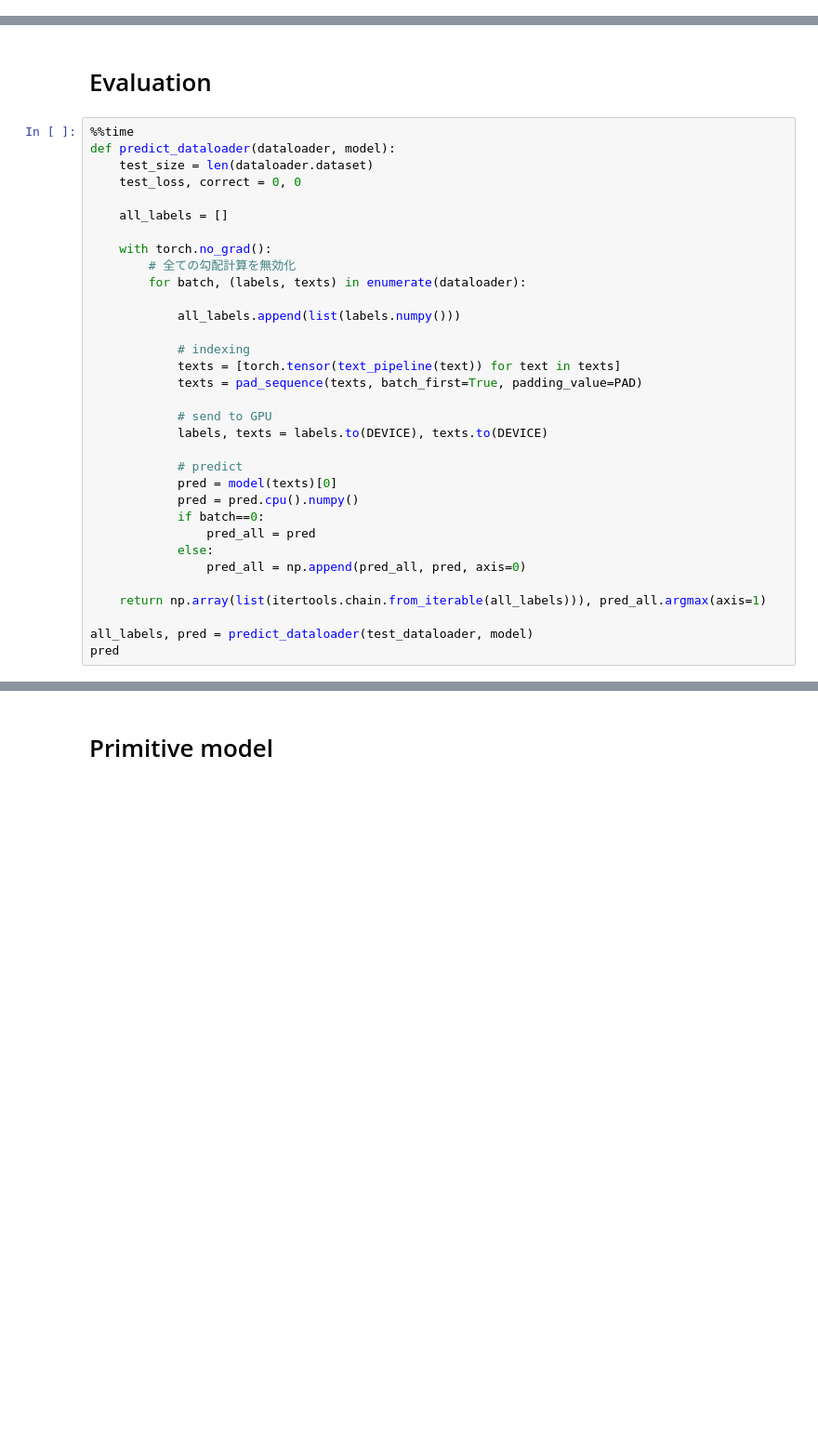
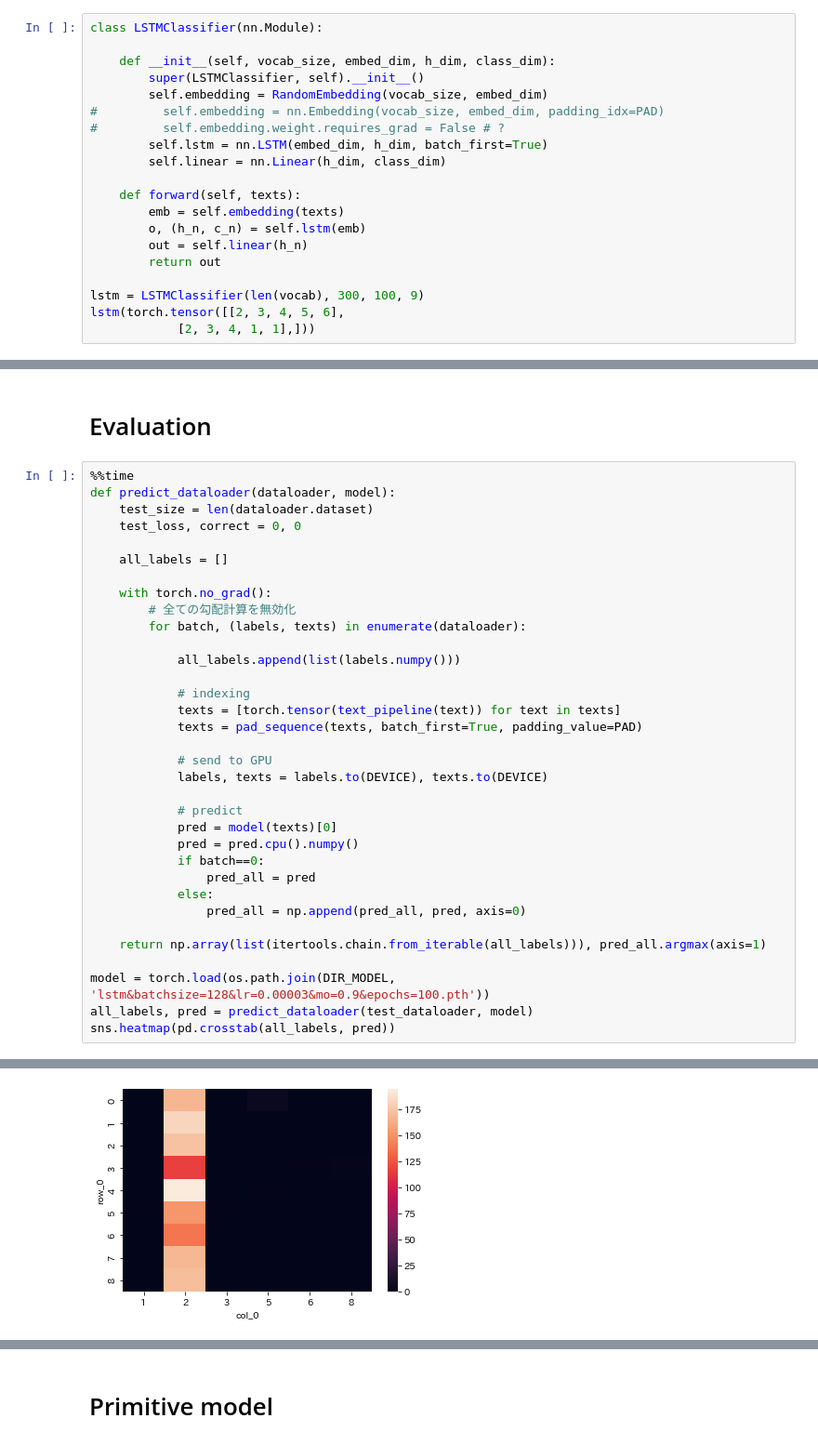
Before and after one commit to miorgash/livedoor, a Jupyter notebook: notebook/model/lstm.ipynb, the cells around one changed output, grey strips where cells are left out. Shown at 93% size. Saved outputs shown, nothing was run; the diff lists cells and outputs as text; blank space fills up the shorter version.

Commit message:
UPDATE:deal with new directory structure/independent embedding

```diff
--- a/notebook/model/lstm.ipynb
+++ b/notebook/model/lstm.ipynb
@@ -280,0 +181,20 @@ class LSTMClassifier(nn.Module):
+# %%
+class LSTMClassifier(nn.Module):
+
+    def __init__(self, vocab_size, embed_dim, h_dim, class_dim):
+        super(LSTMClassifier, self).__init__()
+        self.embedding = RandomEmbedding(vocab_size, embed_dim)
+#         self.embedding = nn.Embedding(vocab_size, embed_dim, padding_idx=PAD)
+#         self.embedding.weight.requires_grad = False # ?
+        self.lstm = nn.LSTM(embed_dim, h_dim, batch_first=True)
+        self.linear = nn.Linear(h_dim, class_dim)
+
+    def forward(self, texts):
+        emb = self.embedding(texts)
+        o, (h_n, c_n) = self.lstm(emb)
+        out = self.linear(h_n)
+        return out
+
+lstm = LSTMClassifier(len(vocab), 300, 100, 9)
+lstm(torch.tensor([[2, 3, 4, 5, 6],
+            [2, 3, 4, 1, 1],]))
@@ -516,6 +426,7 @@ def predict_dataloader(dataloader, model):
 
     return np.array(list(itertools.chain.from_iterable(all_labels))), pred_all.argmax(axis=1)
 
+model = torch.load(os.path.join(DIR_MODEL, 'lstm&batchsize=128&lr=0.00003&mo=0.9&epochs=100.pth'))
 all_labels, pred = predict_dataloader(test_dataloader, model)
-pred
+sns.heatmap(pd.crosstab(all_labels, pred))
 # %% [output]
@@ -524,0 +436 @@ array([6, 6, 6, ..., 6, 6, 6])
+[figure, added]
```
Also changed, not shown: parts of 38 cells of this notebook.
